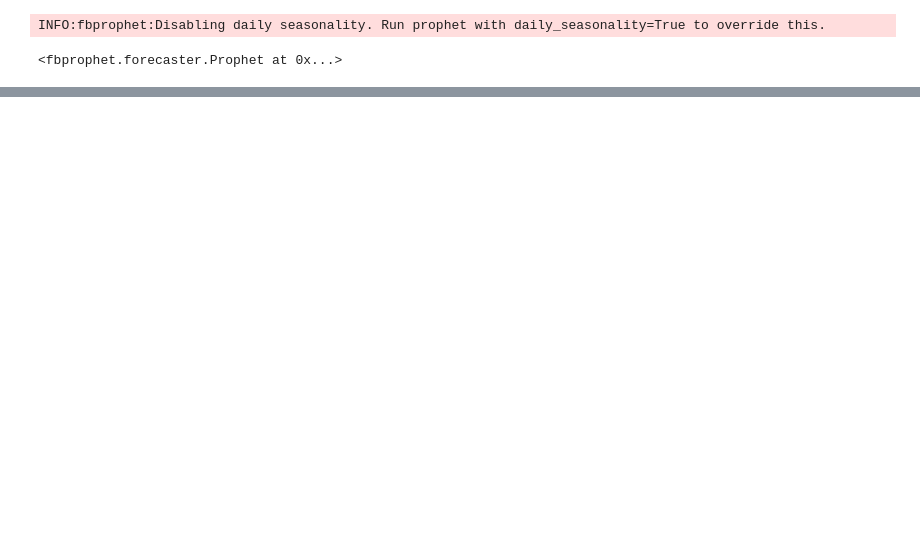
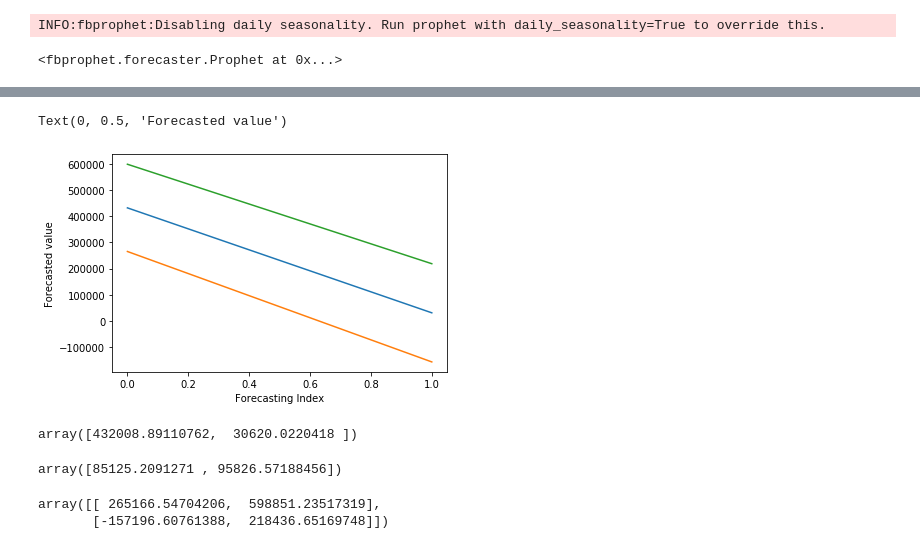
Before and after one commit to Meigarom/TimeSeries-Academy, a Jupyter notebook: fbprophet-posts/facebook.github.io_prophet_docs_quick_start.ipynb, the cells around one changed output, grey strips where cells are left out. Drawn from its saved outputs; the diff is of its cells as text; code cells hidden in the pictures; blank space fills up the shorter version.

```diff
--- a/fbprophet-posts/facebook.github.io_prophet_docs_quick_start.ipynb
+++ b/fbprophet-posts/facebook.github.io_prophet_docs_quick_start.ipynb
@@ -91,0 +137,2 @@ fig2 = m.plot_components( forecast )
+# %%
+djia_df = df1.copy()
@@ -91,0 +178,5 @@ fig2 = m.plot_components( forecast )
+# %%
+# Evaluating fit using optimal parameter
+arima_obj = smtsa.ARIMA( djia_df['y'].tolist(), order=( 2, 1, 2 ) )
+arima_obj_fit = arima_obj.fit( disp=0 )
+arima_obj_fit.summary()
@@ -91,0 +204,10 @@ fig2 = m.plot_components( forecast )
+# %%
+# Forecast and CI
+f, err, ci = arima_obj_fit.forecast( 2 )
+plt.plot( f )
+plt.plot( ci )
+plt.xlabel( 'Forecasting Index' )
+plt.ylabel( 'Forecasted value' )
+# %% [output]
+Text(0, 0.5, 'Forecasted value')
+[figure, added]
@@ -91,0 +216,13 @@ fig2 = m.plot_components( forecast )
+# %%
+f
+# %% [output]
+array([432008.89110762,  30620.0220418 ])
+# %%
+err
+# %% [output]
+array([85125.2091271 , 95826.57188456])
+# %%
+ci
+# %% [output]
+array([[ 265166.54704206,  598851.23517319],
+       [-157196.60761388,  218436.65169748]])
```
Also changed, not shown: parts of 22 cells of this notebook.
